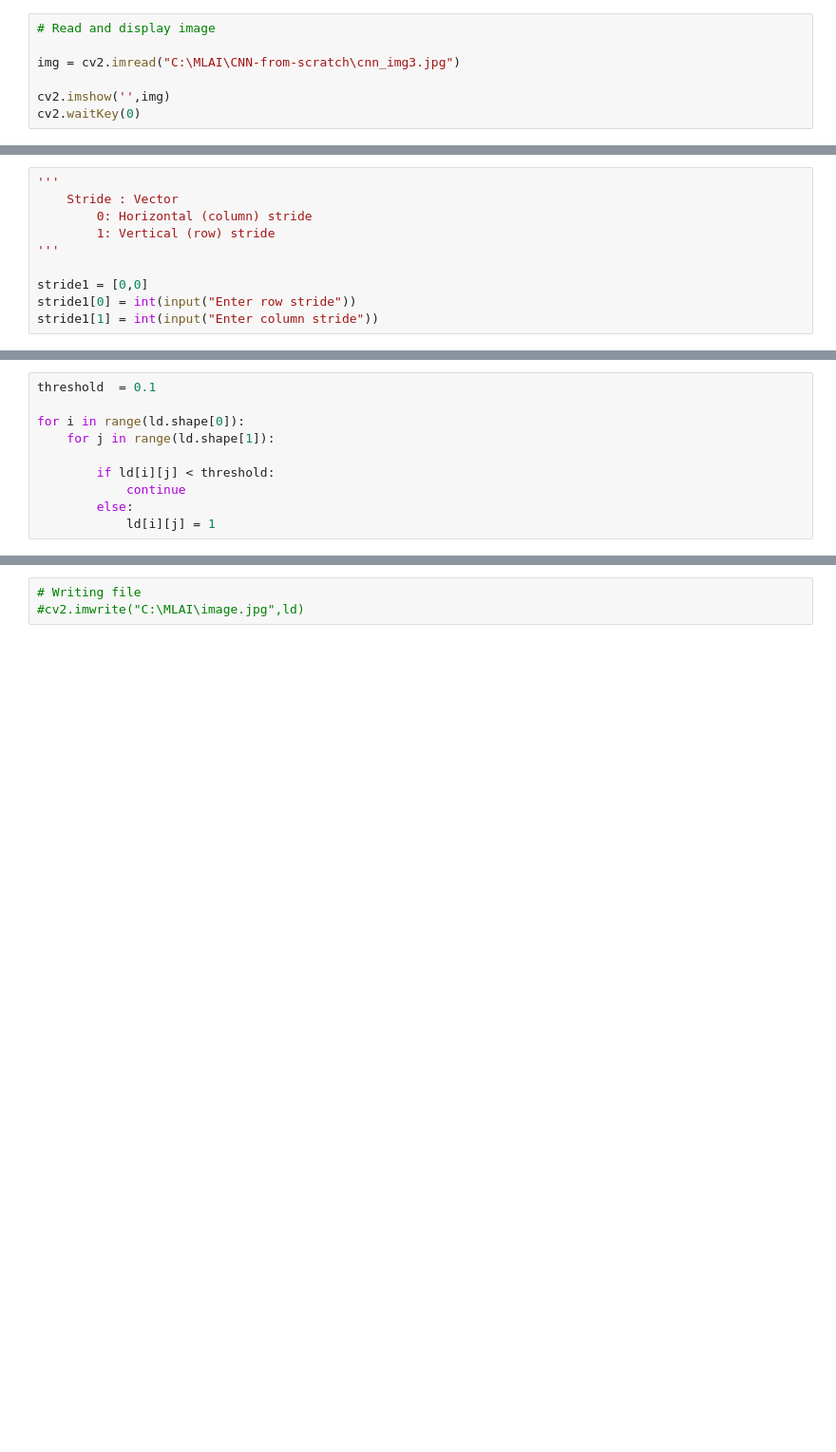
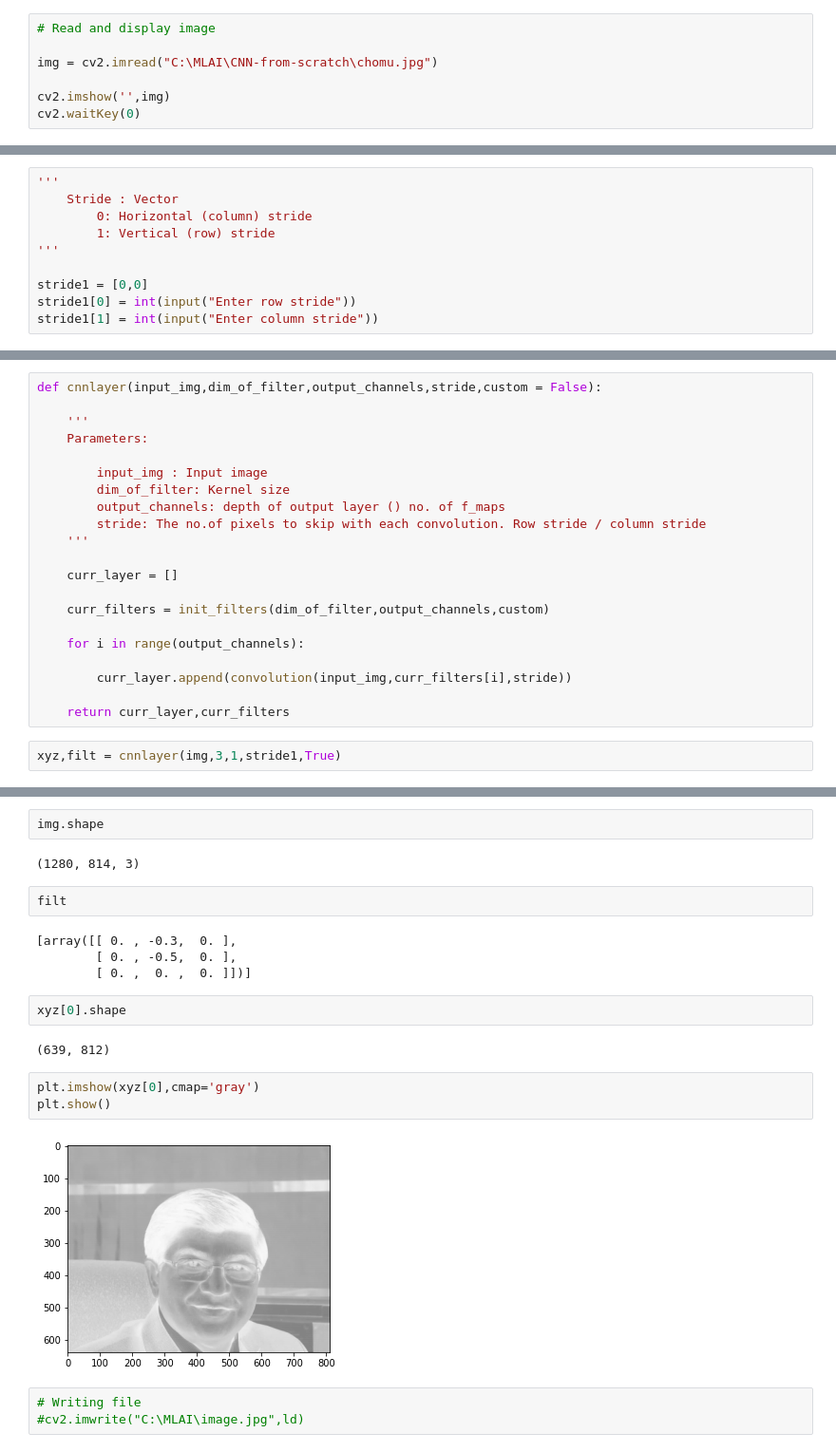
Before and after one commit to CadmusFlux/CNN-from-scratch, a Jupyter notebook: lenet.ipynb, the cells around one changed output, grey strips where cells are left out. Shown at 95% size. Saved outputs shown, nothing was run; the diff lists cells and outputs as text; blank space fills up the shorter version.

Commit message:
Custom implementation of 2D convolution

```diff
--- a/lenet.ipynb
+++ b/lenet.ipynb
@@ -7,7 +6,7 @@ import pandas as pd
 # %%
 # Read and display image
 
-img = cv2.imread("C:\MLAI\CNN-from-scratch\cnn_img3.jpg")
+img = cv2.imread("C:\MLAI\CNN-from-scratch\chomu.jpg")
 
 cv2.imshow('',img)
 cv2.waitKey(0)
@@ -124,10 +101,0 @@ cv2.waitKey(0)
-# %%
-threshold  = 0.1
-
-for i in range(ld.shape[0]):
-    for j in range(ld.shape[1]):
-
-        if ld[i][j] < threshold:
-            continue
-        else:
-            ld[i][j] = 1
@@ -152,0 +141,23 @@ ValueError: The truth value of an array with more than one element is ambiguous.
+# %%
+def cnnlayer(input_img,dim_of_filter,output_channels,stride,custom = False):
+
+    '''
+    Parameters:
+
+        input_img : Input image
+        dim_of_filter: Kernel size
+        output_channels: depth of output layer () no. of f_maps
+        stride: The no.of pixels to skip with each convolution. Row stride / column stride
+    '''
+
+    curr_layer = []
+
+    curr_filters = init_filters(dim_of_filter,output_channels,custom)
+
+    for i in range(output_channels):
+
+        curr_layer.append(convolution(input_img,curr_filters[i],stride))
+
+    return curr_layer,curr_filters
+# %%
+xyz,filt = cnnlayer(img,3,1,stride1,True)
@@ -153,3 +182,22 @@ ValueError: The truth value of an array with more than one element is ambiguous.
+# %%
+img.shape
+# %% [output]
+(1280, 814, 3)
+# %%
+filt
+# %% [output]
+[array([[ 0. , -0.3,  0. ],
+        [ 0. , -0.5,  0. ],
+        [ 0. ,  0. ,  0. ]])]
+# %%
+xyz[0].shape
+# %% [output]
+(639, 812)
+# %%
+plt.imshow(xyz[0],cmap='gray')
+plt.show()
+# %% [output]
+[figure, added]
 # %%
 # Writing file
 #cv2.imwrite("C:\MLAI\image.jpg",ld)
```
Also changed, not shown: parts of 15 cells of this notebook.
